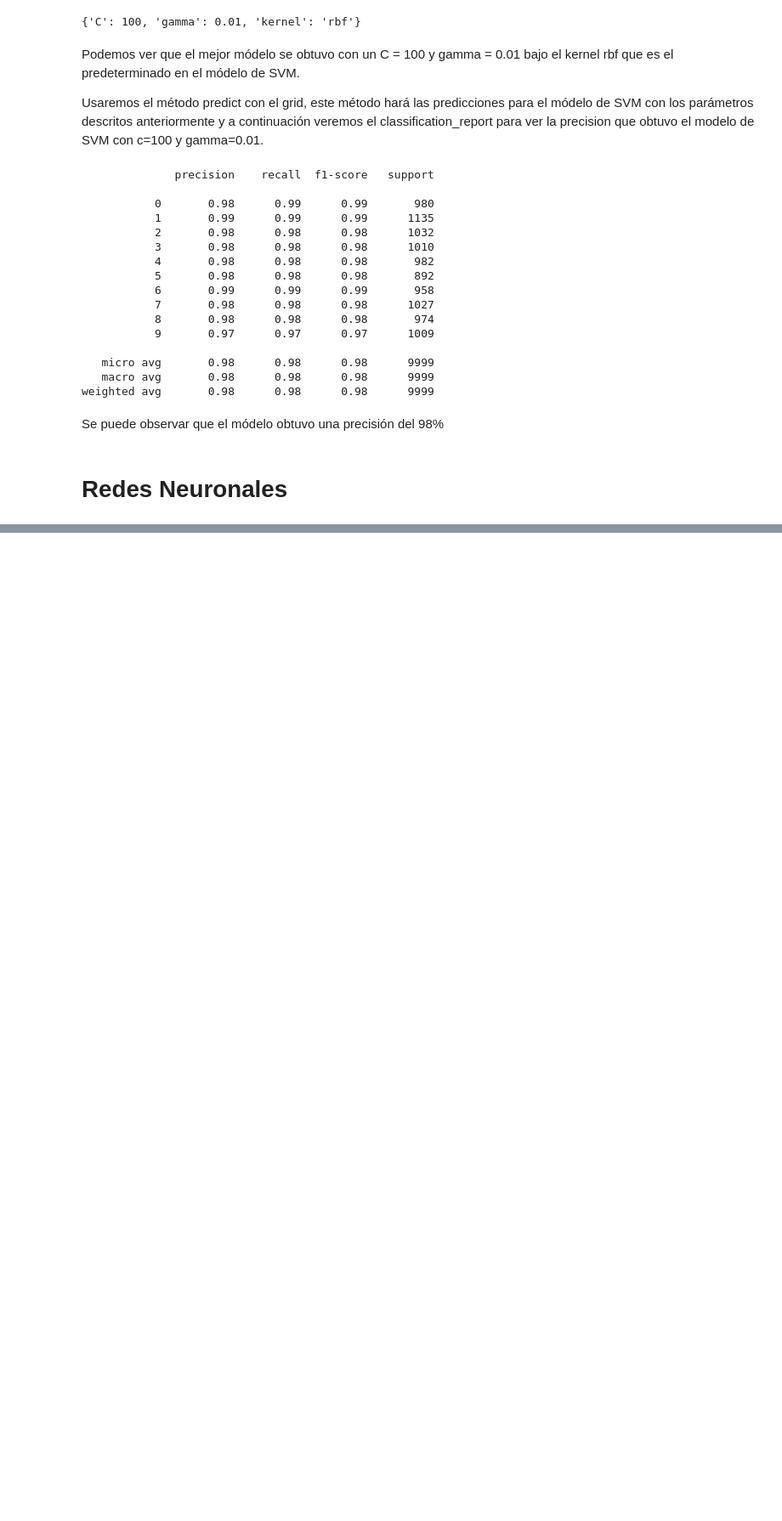
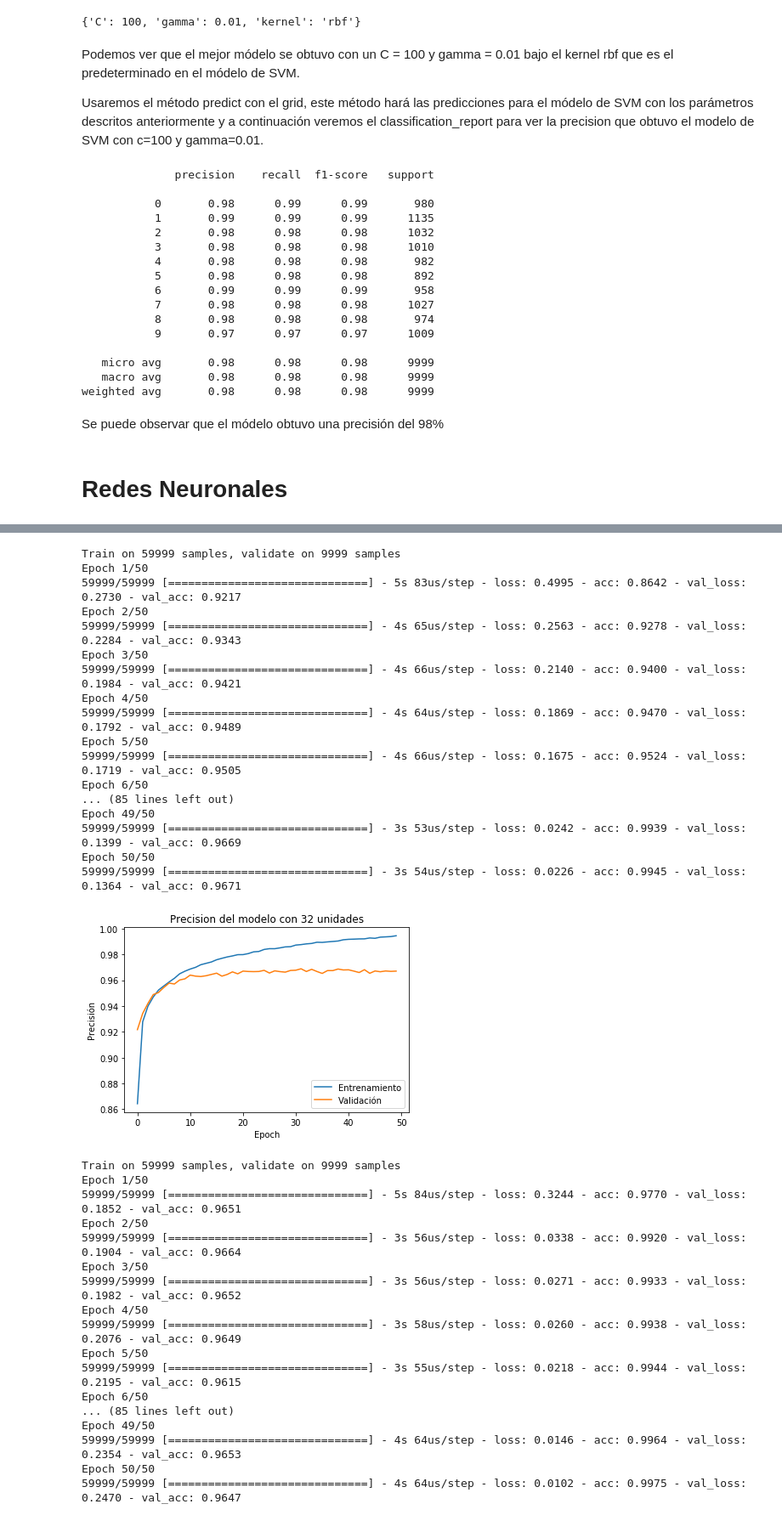
Before and after one commit to Daniel2894/MNIST-TAE-classifiers, a Jupyter notebook: Trabajo4.ipynb, the cells around one changed output, grey strips where cells are left out. Shown at 85% size. Cells and saved outputs as stored; diff of their text form; code cells hidden in the pictures; blank space fills up the shorter version.

Commit message:
Red neuronal

```diff
--- a/Trabajo4.ipynb
+++ b/Trabajo4.ipynb
@@ -496,0 +405,9 @@ Test accuracy: 0.862
+# %%
+def print_history(fitted_model, units):
+    plt.plot(fitted_model.history['acc'])
+    plt.plot(fitted_model.history['val_acc'])
+    plt.title('Precision del modelo con {} unidades'.format(units))
+    plt.ylabel('Precisión')
+    plt.xlabel('Epoch')
+    plt.legend(['Entrenamiento', 'Validación'], loc='lower right')
+    plt.show()
@@ -496,0 +420,55 @@ Test accuracy: 0.862
+# %%
+from keras.layers import Dense # Capa de red neuronal regular
+from keras.models import Sequential # Configura el modelo para el entrenamiento
+
+image_size = 784 # 28*28
+model=Sequential()
+quantity_of_units = [32, 256, image_size, 2048] # Diferentes valores de unit para evaluar el modelo
+
+for units in quantity_of_units:
+    model.add(Dense(units, input_dim=image_size, activation='relu')) # Capa oculta con cantidad de neuronas variable
+    keras.layers.core.Dropout(rate=0.4) # Creamos una capa oculta para regularizar y evitar sobre-entrenamientos
+    model.add(Dense(num_classes,input_dim=image_size,activation='softmax')) # Creamos la capa de salida
+
+    # Vamos a usar el optimizador adam para compilar el modelo y vamos a usar la precisión como metrica
+    model.compile(loss='categorical_crossentropy', optimizer="adam", metrics=['accuracy'])
+
+    # Entrenamos el modelo y hacemos la validación
+    fit_history = model.fit(mnist_train_pixels,mnist_y_train,epochs=50,batch_size=128,validation_data=(mnist_test_pixels,mnist_y_test))
+    print_history(fit_history, units) # Graficamos la precisión a lo largo del entrenamiento
+# %% [output]
+Train on 59999 samples, validate on 9999 samples
+Epoch 1/50
+59999/59999 [==============================] - 5s 83us/step - loss: 0.4995 - acc: 0.8642 - val_loss: 0.2730 - val_acc: 0.9217
+Epoch 2/50
+59999/59999 [==============================] - 4s 65us/step - loss: 0.2563 - acc: 0.9278 - val_loss: 0.2284 - val_acc: 0.9343
+Epoch 3/50
+59999/59999 [==============================] - 4s 66us/step - loss: 0.2140 - acc: 0.9400 - val_loss: 0.1984 - val_acc: 0.9421
+Epoch 4/50
+59999/59999 [==============================] - 4s 64us/step - loss: 0.1869 - acc: 0.9470 - val_loss: 0.1792 - val_acc: 0.9489
+Epoch 5/50
+59999/59999 [==============================] - 4s 66us/step - loss: 0.1675 - acc: 0.9524 - val_loss: 0.1719 - val_acc: 0.9505
+Epoch 6/50
+... (85 lines left out)
+Epoch 49/50
+59999/59999 [==============================] - 3s 53us/step - loss: 0.0242 - acc: 0.9939 - val_loss: 0.1399 - val_acc: 0.9669
+Epoch 50/50
+59999/59999 [==============================] - 3s 54us/step - loss: 0.0226 - acc: 0.9945 - val_loss: 0.1364 - val_acc: 0.9671
+[figure, added]
+Train on 59999 samples, validate on 9999 samples
+Epoch 1/50
+59999/59999 [==============================] - 5s 84us/step - loss: 0.3244 - acc: 0.9770 - val_loss: 0.1852 - val_acc: 0.9651
+Epoch 2/50
+59999/59999 [==============================] - 3s 56us/step - loss: 0.0338 - acc: 0.9920 - val_loss: 0.1904 - val_acc: 0.9664
+Epoch 3/50
+59999/59999 [==============================] - 3s 56us/step - loss: 0.0271 - acc: 0.9933 - val_loss: 0.1982 - val_acc: 0.9652
+Epoch 4/50
+59999/59999 [==============================] - 3s 58us/step - loss: 0.0260 - acc: 0.9938 - val_loss: 0.2076 - val_acc: 0.9649
+Epoch 5/50
+59999/59999 [==============================] - 3s 55us/step - loss: 0.0218 - acc: 0.9944 - val_loss: 0.2195 - val_acc: 0.9615
+Epoch 6/50
+... (85 lines left out)
+Epoch 49/50
+59999/59999 [==============================] - 4s 64us/step - loss: 0.0146 - acc: 0.9964 - val_loss: 0.2354 - val_acc: 0.9653
+Epoch 50/50
+59999/59999 [==============================] - 4s 64us/step - loss: 0.0102 - acc: 0.9975 - val_loss: 0.2470 - val_acc: 0.9647
```
Also changed, not shown: parts of 15 cells of this notebook.
